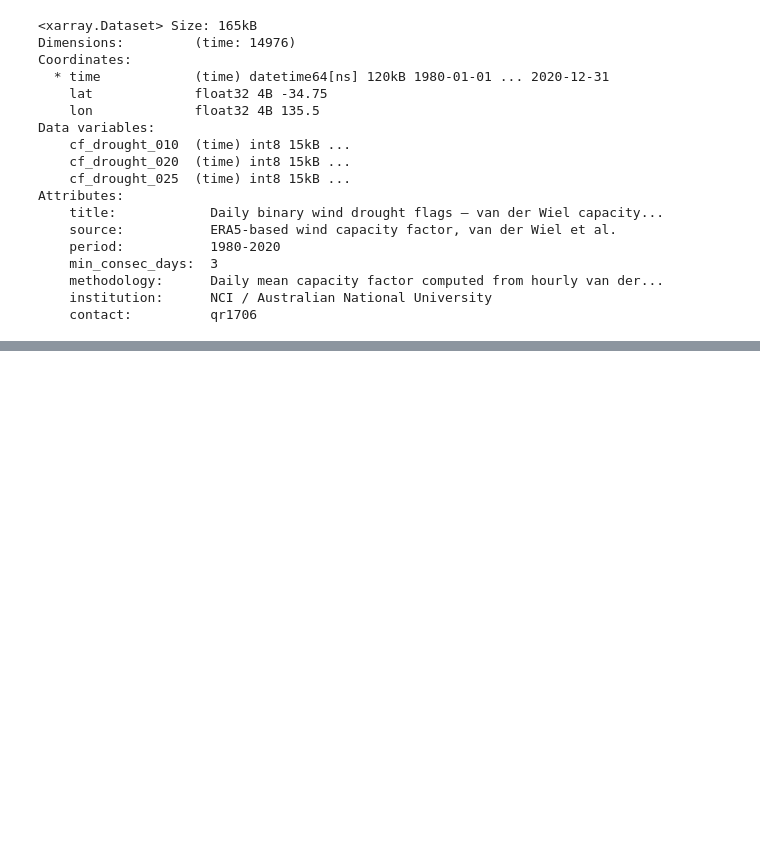
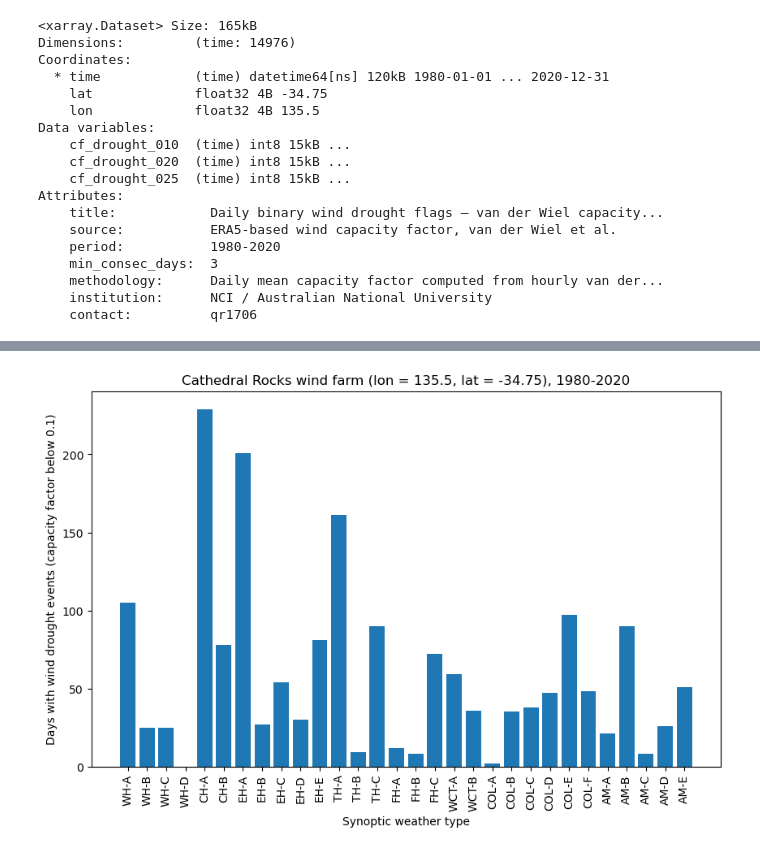
Before and after one commit to 21centuryweather/GC26_energy_synoptics, a Jupyter notebook: dev/wind_drought/wind_capacity_factor_regimes.ipynb, the cells around one changed output, grey strips where cells are left out. Saved outputs shown, nothing was run; the diff lists cells and outputs as text; code cells hidden in the pictures; blank space fills up the shorter version.

```diff
--- a/dev/wind_drought/wind_capacity_factor_regimes.ipynb
+++ b/dev/wind_drought/wind_capacity_factor_regimes.ipynb
@@ -269,0 +272,19 @@ plt.show()
+# %%
+var = 'cf_drought_010'
+drought_count_by_SWT = {}
+for i, SWTname in enumerate(tqdm(SWTnames)):
+    SWT_i = clusters[clusters.assigned_SWT == SWTname]
+    ds_i = cf_drought_cath_rocks.sel(time=SWT_i.time.to_list())
+    ds_i_clim = ds_i[var].sum(dim="time")
+    SWT_name_str = str(SWTname['SWTs'].to_numpy())
+    drought_count_by_SWT[SWT_name_str] = ds_i_clim.compute()
+# %%
+fig = plt.figure(figsize=(10,6))
+plt.bar(drought_count_by_SWT.keys(), drought_count_by_SWT.values())
+plt.ylabel('Days with wind drought events (capacity factor below 0.1)')
+plt.title(f'Cathedral Rocks wind farm (lon = {cath_rocks.lon.values}, lat = {cath_rocks.lat.values}), {START_YEAR}-{END_YEAR}')
+plt.xticks(rotation=90)
+plt.xlabel('Synoptic weather type')
+plt.show()
+# %% [output]
+[figure, added]
```
Also changed, not shown: parts of 7 cells of this notebook.
